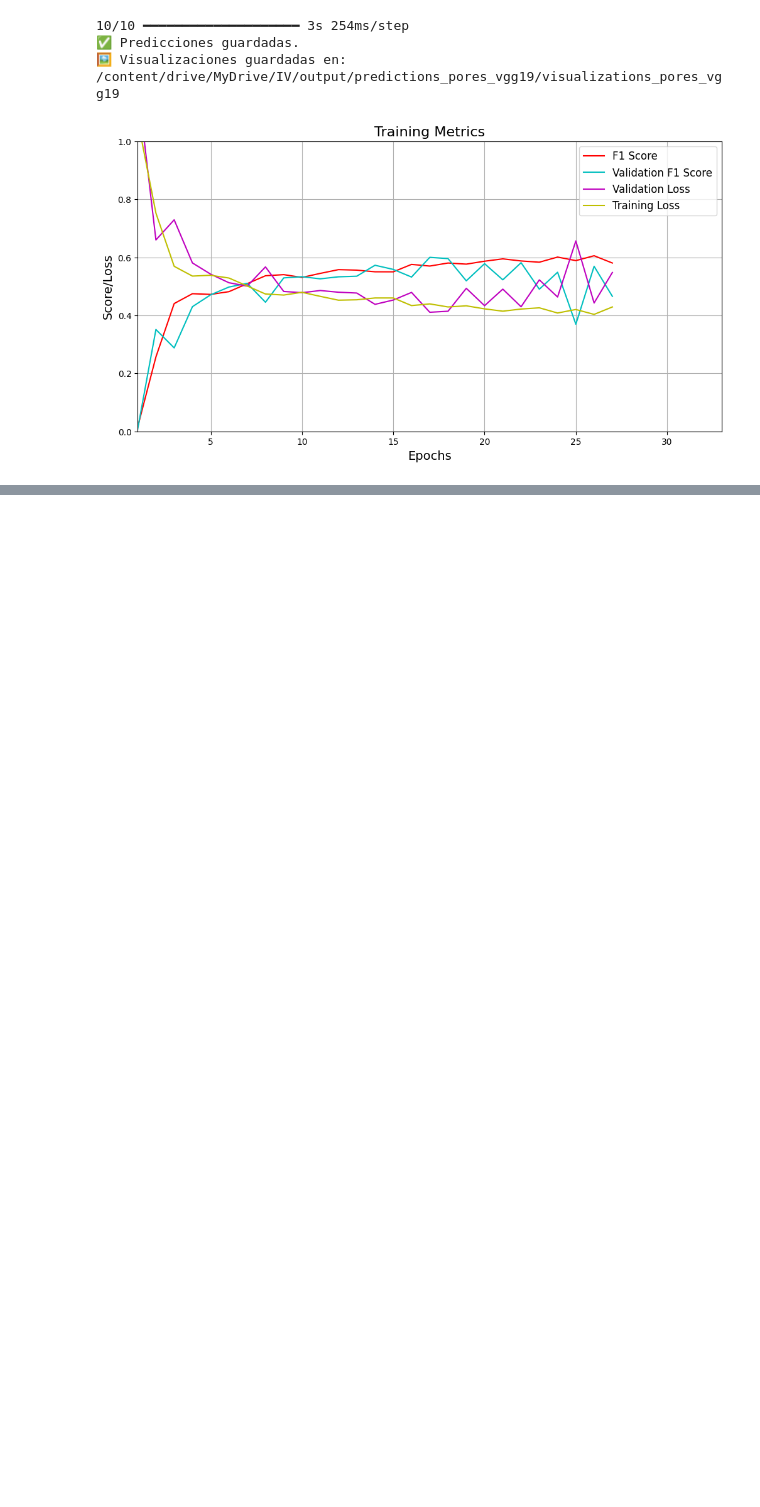
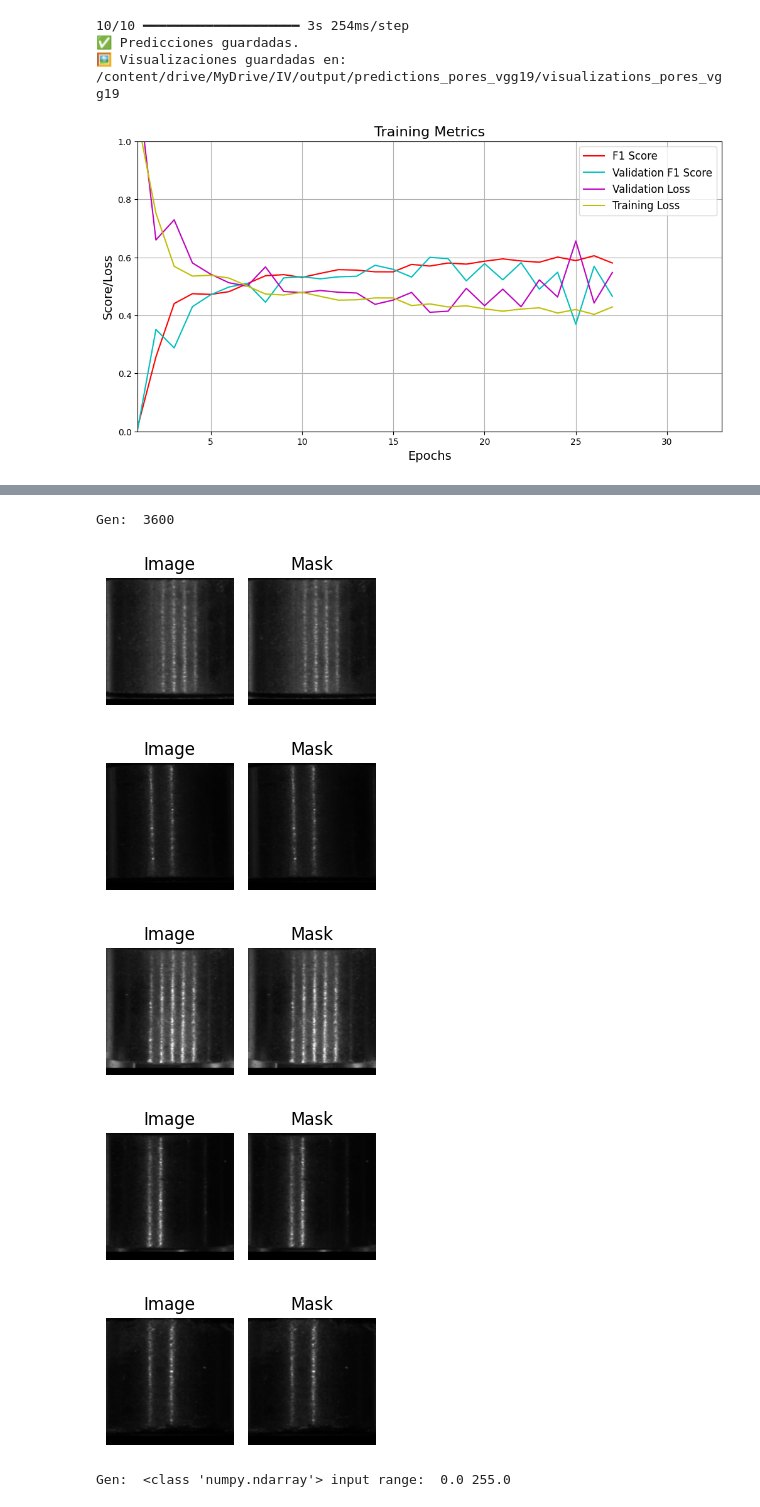
Before and after one commit to scativa/IV-Colab, a Jupyter notebook: VGG_Pores_072825_segmentation_pretrained.ipynb, the cells around one changed output, grey strips where cells are left out. Drawn from its saved outputs; the diff is of its cells as text; code cells hidden in the pictures; blank space fills up the shorter version.

```diff
--- a/VGG_Pores_072825_segmentation_pretrained.ipynb
+++ b/VGG_Pores_072825_segmentation_pretrained.ipynb
@@ -707,0 +769,21 @@ plot_history(history, 33, 1)
+# %%
+import os
+model_type = "vgg19"
+
+# "resnet152" "efficientnetb2" "vgg19"
+print(f'Cargando modelo: {model_type}')
+
+
+if os.path.exists(os.path.join(save_dir, f'X_gen_{model_type}.npy')):
+  print("Cargando datos preprocesados desde archivos .npy...")
+  # https://chatgpt.com/share/68927496-27fc-8010-a17b-f906d9f5e1c9
+  X_gen  = np.load(os.path.join(save_dir, f'X_gen_{model_type}.npy'), mmap_mode='r')
+  print("✅ Datos cargados correctamente.")
+else:
+  print("Preprocesando datos ...")
+
+  preprocessed_input = get_preprocessing(model_type)
+  # Preprocesar las imágenes
+  X_gen_preprocessed = preprocessed_input(np.copy(X_gen))
+  np.save(os.path.join(save_dir, f'X_gen_{model_type}.npy'), X_gen_preprocessed)
+  print(f"✅ Datos preprocesados y guardados correctamente en {os.path.join(save_dir, f'X_gen_{model_type}.npy')}.")
@@ -707,0 +880,22 @@ plot_history(history, 33, 1)
+# %%
+# Muestra de imagenes y máscaras cargadas
+
+import random
+
+print("Gen: ", len(X_gen))
+
+for i in range(5):
+  pos = random.randint(0, len(X_gen))
+  plot_img_mask(np.int64(X_gen[pos]), np.int64(X_gen_preprocessed[pos]), None)
+# pos = random.randint(0, len(X_gen))
+# plot_img_mask(np.int64(X_gen[pos]), np.int64(X_gen[pos]), None)
+
+print("Gen: ", type(X_gen), 'input range: ', np.min(X_gen), np.max(X_gen))
+# %% [output]
+Gen:  3600
+[figure, added]
+[figure, added]
+[figure, added]
+[figure, added]
+[figure, added]
+Gen:  <class 'numpy.ndarray'> input range:  0.0 255.0
```
Also changed, not shown: parts of 13 cells of this notebook.
